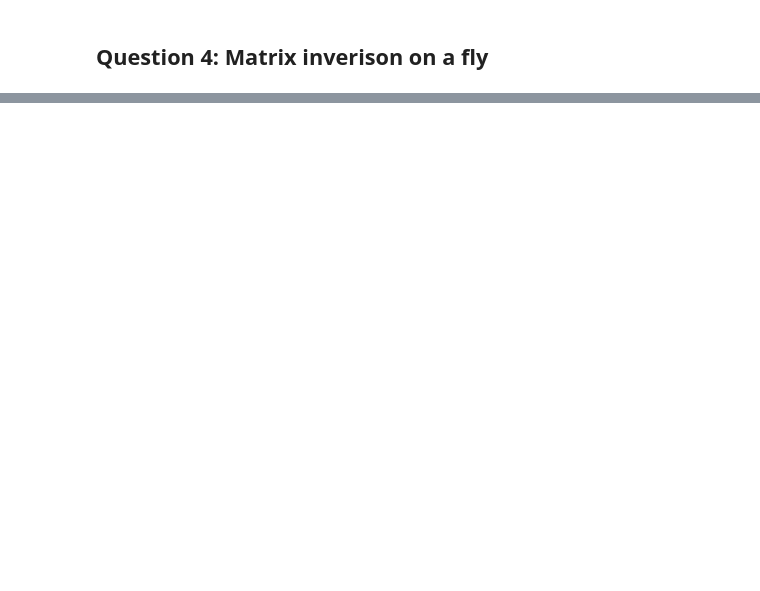
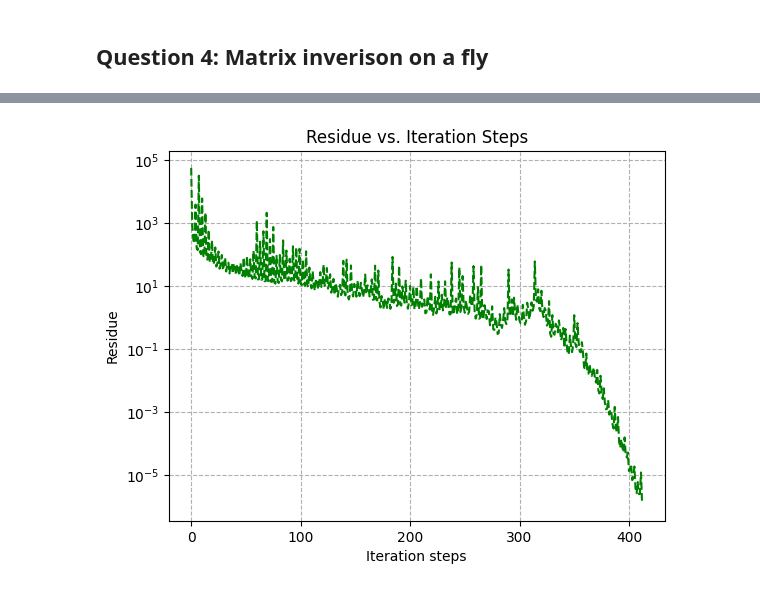
Before and after one commit to SagarPrakashBarad/P346CompuationalLab, a Jupyter notebook: CompPhy/assignment_2/assign_2.ipynb, the cells around one changed output, grey strips where cells are left out. Drawn from its saved outputs; the diff is of its cells as text; code cells hidden in the pictures; blank space fills up the shorter version.

```diff
--- a/CompPhy/assignment_2/assign_2.ipynb
+++ b/CompPhy/assignment_2/assign_2.ipynb
@@ -425,18 +358,0 @@ def p_exact_2d(X, Y):
-# %%
-# Grid parameters.
-nx = 101                  # number of points in the x direction
-ny = 101                  # number of points in the y direction
-xmin, xmax = 0.0, 1.0     # limits in the x direction
-ymin, ymax = -0.5, 0.5    # limits in the y direction
-lx = xmax - xmin          # domain length in the x direction
-ly = ymax - ymin          # domain length in the y direction
-dx = lx / (nx - 1)        # grid spacing in the x direction
-dy = ly / (ny - 1)        # grid spacing in the y direction
-
-
-x = np.linspace(xmin, xmax, nx)
-y = np.linspace(ymin, ymax, ny)
-X, Y = np.meshgrid(x, y, indexing='ij')
-
-b = rhs_2d(X, Y)
-p_exact = p_exact_2d(X, Y)
@@ -556,0 +452,10 @@ plt.show()
+# %%
+plt.plot(residue, color='green', linestyle='--')  # Using green color and dashed linestyle
+plt.xlabel('Iteration steps')
+plt.ylabel('Residue')
+plt.title('Residue vs. Iteration Steps')
+plt.yscale('log')
+plt.grid(True, which="both", ls="--")
+plt.show()
+# %% [output]
+[figure, added]
```
Also changed, not shown: parts of 16 cells of this notebook, 1 other file.
